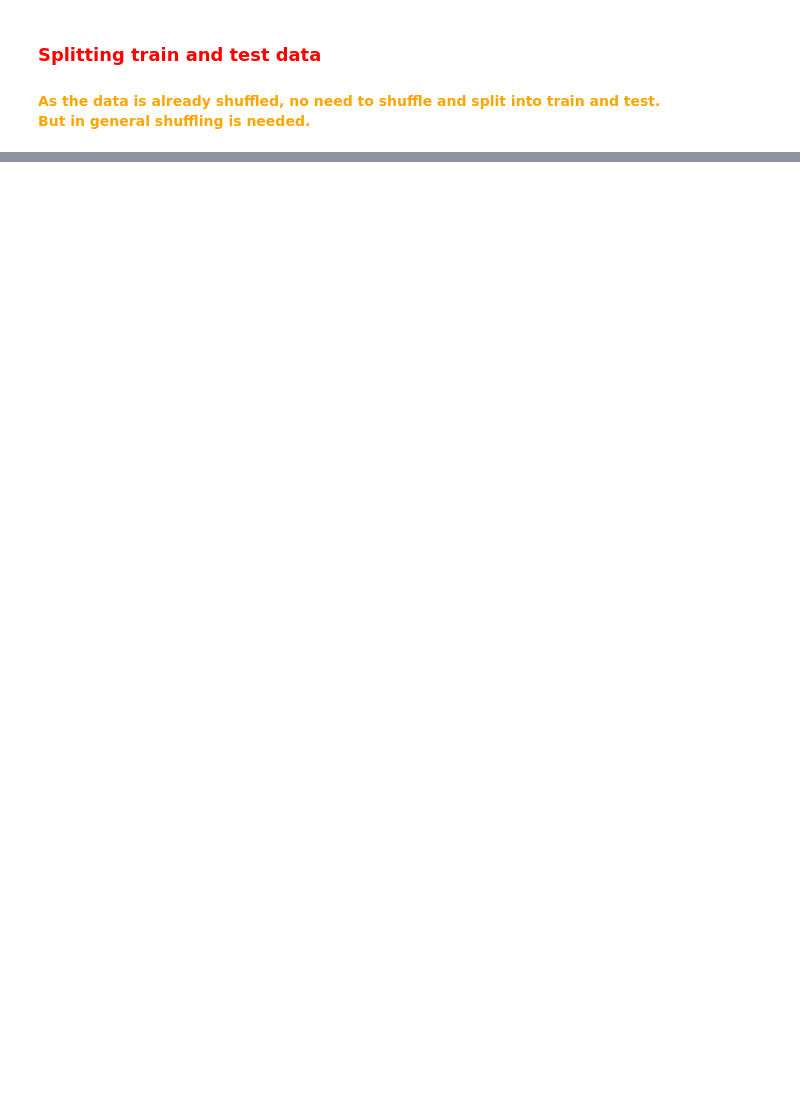
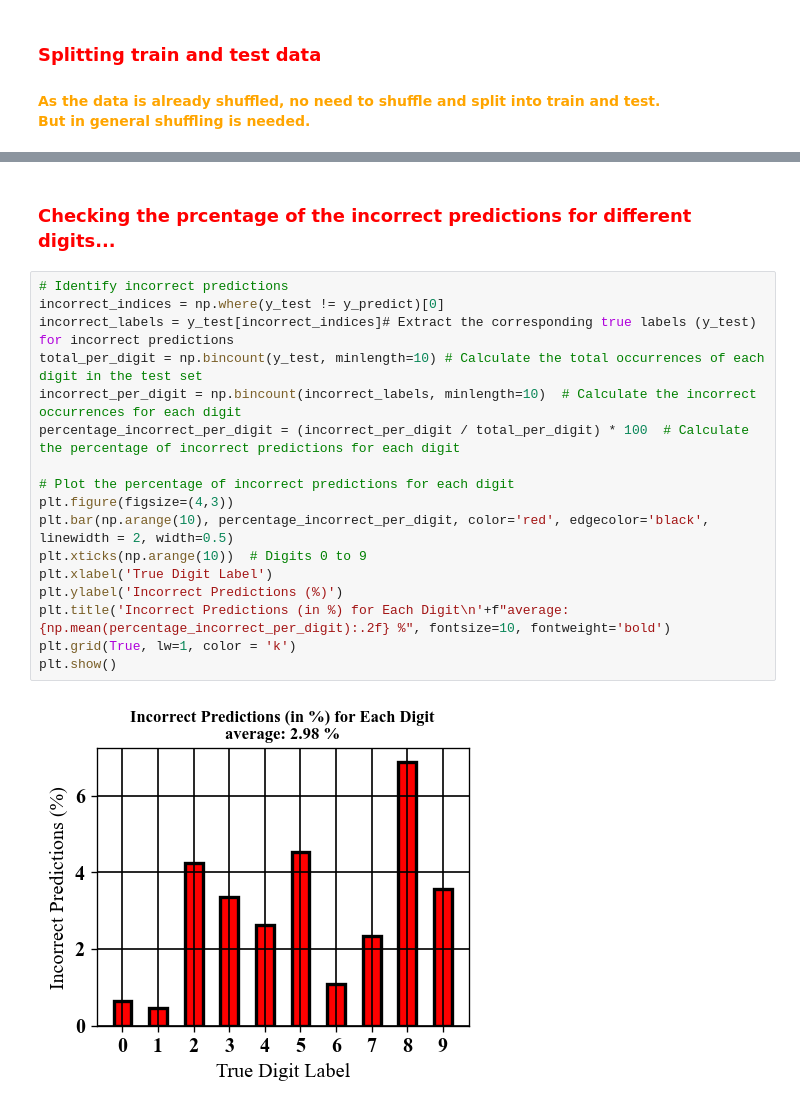
Before and after one commit to SAGAR-DAM/All_python_codes, a Jupyter notebook: Machine Learning/learn from Harry/MNIST Handwritting dataset.ipynb, the cells around one changed output, grey strips where cells are left out. Saved outputs shown, nothing was run; the diff lists cells and outputs as text; blank space fills up the shorter version.

```diff
--- a/Machine Learning/learn from Harry/MNIST Handwritting dataset.ipynb
+++ b/Machine Learning/learn from Harry/MNIST Handwritting dataset.ipynb
@@ -278,0 +295,23 @@ plt.show()
+# %% [markdown]
+<h3 style="color:red;font-family:Georgia">
+Checking the prcentage of the incorrect predictions for different digits...
+</h3>
+# %%
+# Identify incorrect predictions
+incorrect_indices = np.where(y_test != y_predict)[0]
+incorrect_labels = y_test[incorrect_indices]# Extract the corresponding true labels (y_test) for incorrect predictions
+total_per_digit = np.bincount(y_test, minlength=10) # Calculate the total occurrences of each digit in the test set
+incorrect_per_digit = np.bincount(incorrect_labels, minlength=10)  # Calculate the incorrect occurrences for each digit
+percentage_incorrect_per_digit = (incorrect_per_digit / total_per_digit) * 100  # Calculate the percentage of incorrect predictions for each digit
+
+# Plot the percentage of incorrect predictions for each digit
+plt.figure(figsize=(4,3))
+plt.bar(np.arange(10), percentage_incorrect_per_digit, color='red', edgecolor='black', linewidth = 2, width=0.5)
+plt.xticks(np.arange(10))  # Digits 0 to 9
+plt.xlabel('True Digit Label')
+plt.ylabel('Incorrect Predictions (%)')
+plt.title('Incorrect Predictions (in %) for Each Digit\n'+f"average: {np.mean(percentage_incorrect_per_digit):.2f} %", fontsize=10, fontweight='bold')
+plt.grid(True, lw=1, color = 'k')
+plt.show()
+# %% [output]
+[figure, added]
```
Also changed, not shown: parts of 8 cells of this notebook, 23 other files.
